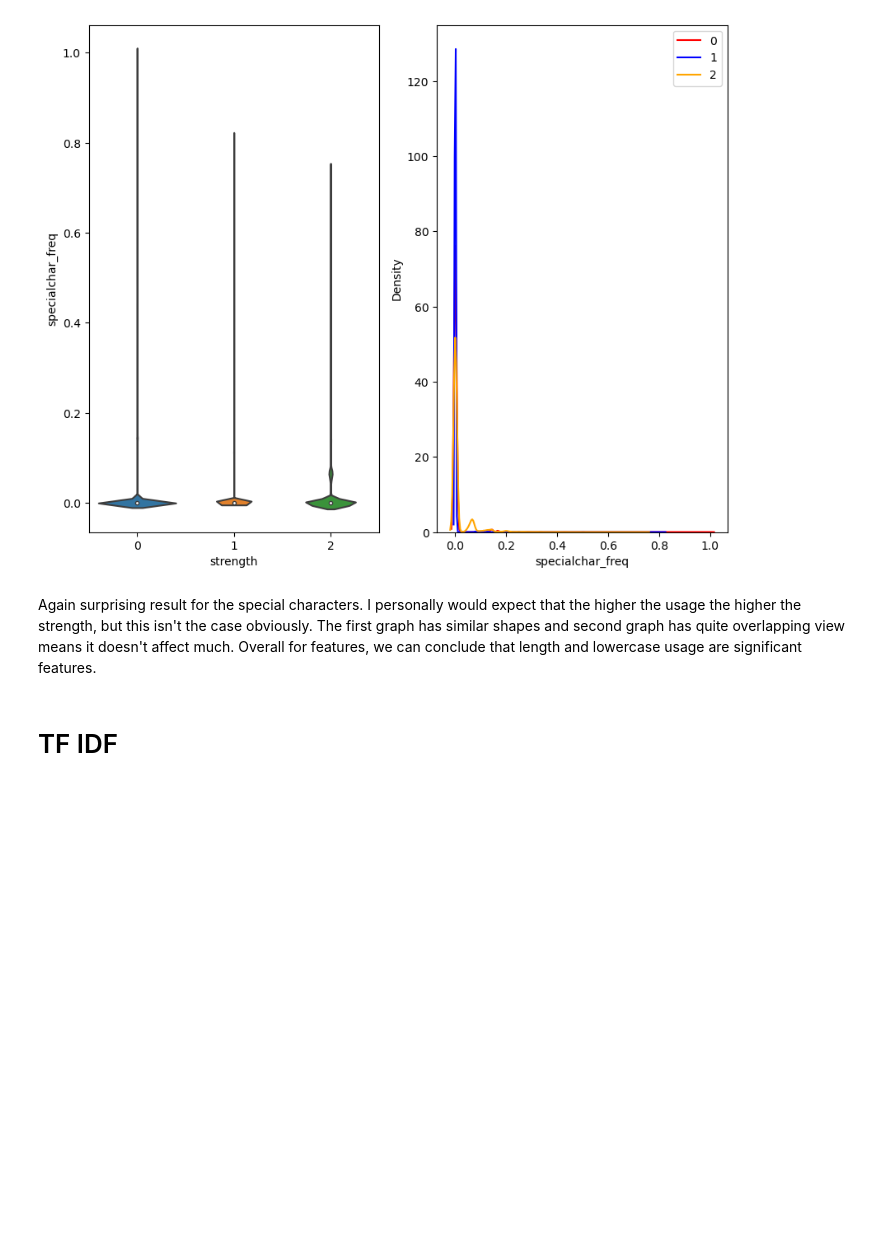
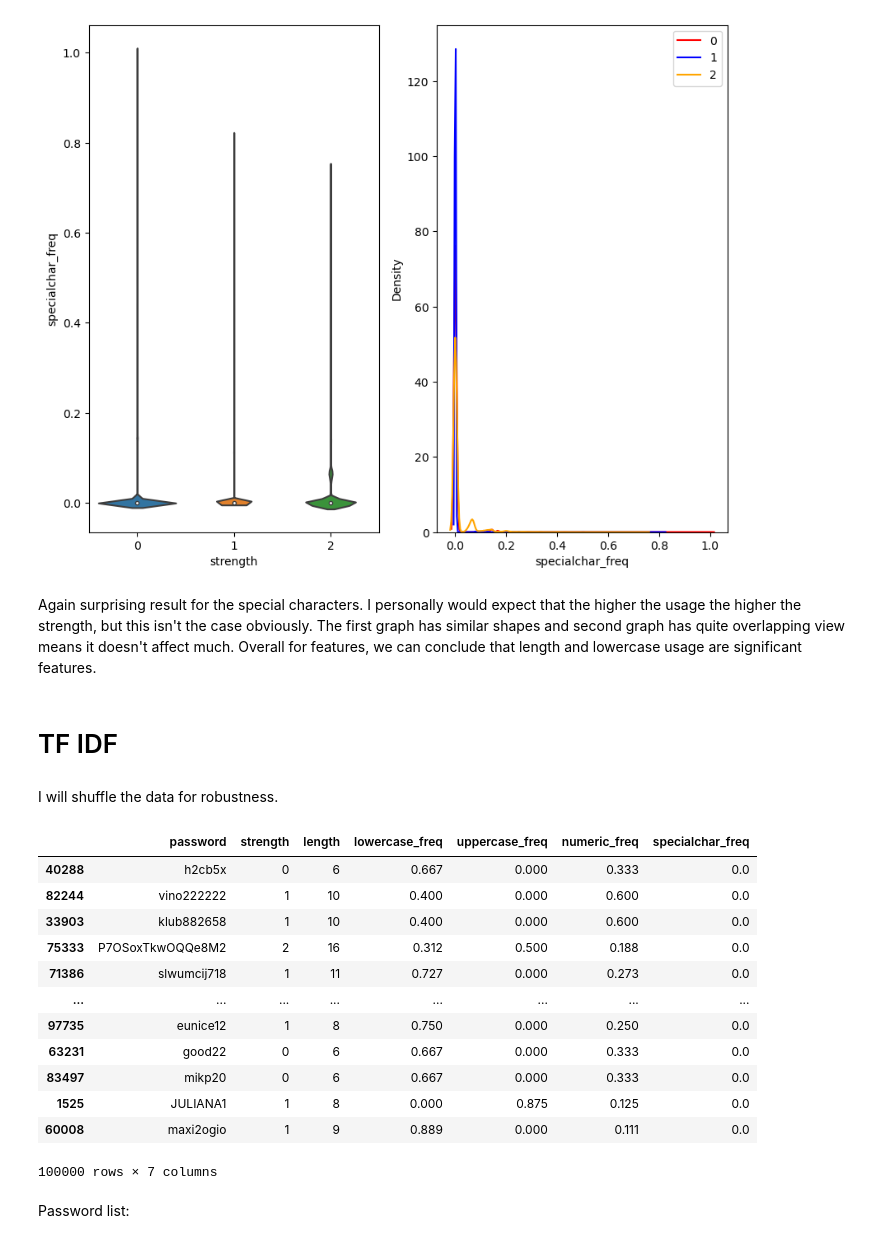
Before and after one commit to ilkaymueller/Machine_Learning, a Jupyter notebook: Password strength prediction/NLP Password Strength detector .ipynb, the cells around one changed output. Drawn from its saved outputs; the diff is of its cells as text; code cells hidden in the pictures; blank space fills up the shorter version.

```diff
--- a/Password strength prediction/NLP Password Strength detector .ipynb
+++ b/Password strength prediction/NLP Password Strength detector .ipynb
@@ -9,7 +9,7 @@ import sqlite3
 # %% [markdown]
 #Data is from 000webhost leakage
 # %%
-con = sqlite3.connect(r"/Users/ilkaymueller/Documents/GitHub/Machine Learning projects/Password strength prediction/password_data.sqlite")
+con = sqlite3.connect(r"/Users/ilkaymueller/Documents/GitHub/Machine_Learning/Password strength prediction/password_data.sqlite")
 # %%
 data = pd.read_sql_query("SELECT * FROM Users", con)
 # %%
@@ -363,3 +363,25 @@ get_dist(data , 'specialchar_freq')
 Again surprising result for the special characters. I personally would expect that the higher the usage the higher the strength, but this isn't the case obviously. The first graph has similar shapes and second graph has quite overlapping view means it doesn't affect much. Overall for features, we can conclude that length and lowercase usage are significant features.
 # %% [markdown]
 # TF IDF
+# %% [markdown]
+I will shuffle the data for robustness.
+# %%
+df = data.sample(frac=1)
+# %%
+df
+# %% [output]
+|  | password | strength | length | lowercase_freq | uppercase_freq | numeric_freq | specialchar_freq |
+| 40288 | h2cb5x | 0 | 6 | 0.667 | 0.000 | 0.333 | 0.0 |
+| 82244 | vino222222 | 1 | 10 | 0.400 | 0.000 | 0.600 | 0.0 |
+| 33903 | klub882658 | 1 | 10 | 0.400 | 0.000 | 0.600 | 0.0 |
+| 75333 | P7OSoxTkwOQQe8M2 | 2 | 16 | 0.312 | 0.500 | 0.188 | 0.0 |
+| 71386 | slwumcij718 | 1 | 11 | 0.727 | 0.000 | 0.273 | 0.0 |
+| ... | ... | ... | ... | ... | ... | ... | ... |
+| 97735 | eunice12 | 1 | 8 | 0.750 | 0.000 | 0.250 | 0.0 |
+| 63231 | good22 | 0 | 6 | 0.667 | 0.000 | 0.333 | 0.0 |
+| 83497 | mikp20 | 0 | 6 | 0.667 | 0.000 | 0.333 | 0.0 |
+| 1525 | JULIANA1 | 1 | 8 | 0.000 | 0.875 | 0.125 | 0.0 |
+| 60008 | maxi2ogio | 1 | 9 | 0.889 | 0.000 | 0.111 | 0.0 |
+100000 rows × 7 columns
+# %% [markdown]
+Password list:
```
Also changed, not shown: parts of 52 cells of this notebook, 2 other files.
